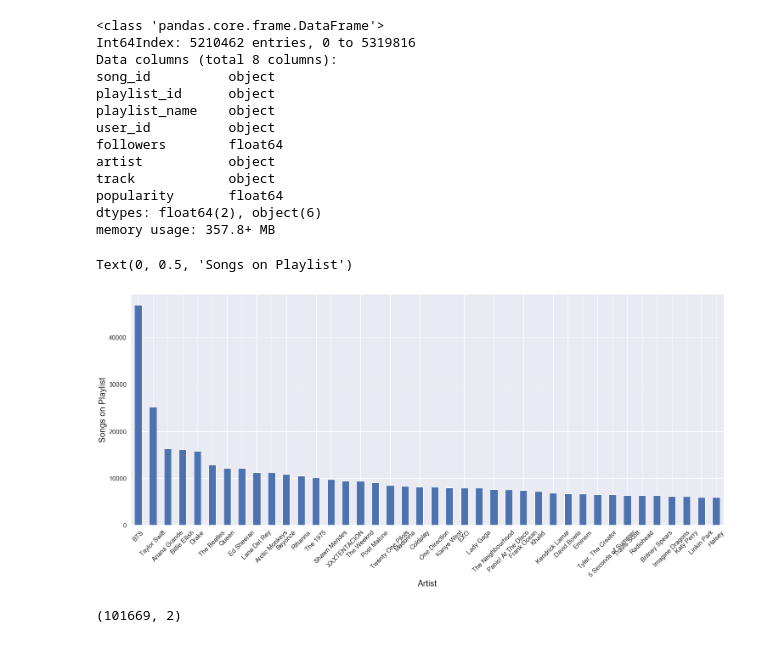
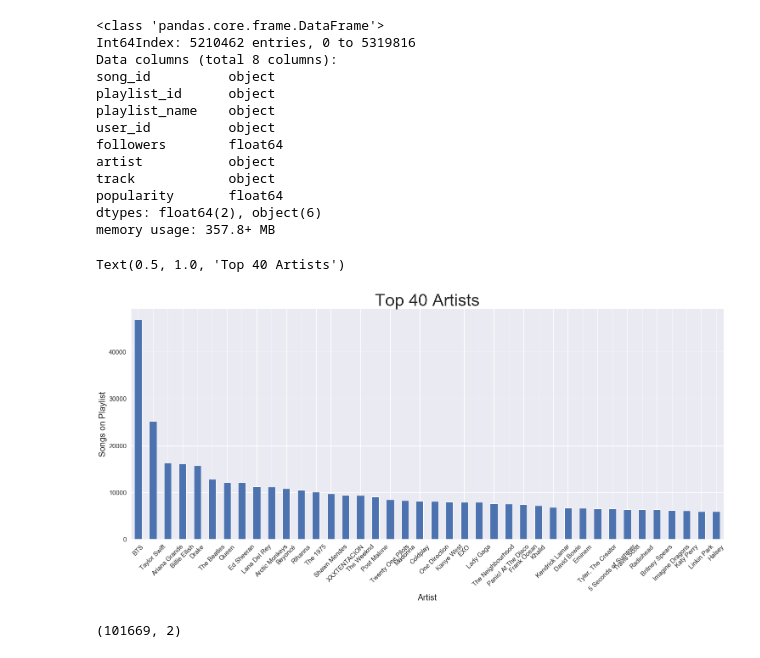
Before and after one commit to matt8955/song-vectormender, a Jupyter notebook: model.ipynb, the cells around one changed output. Saved outputs shown, nothing was run; the diff lists cells and outputs as text; code cells hidden in the pictures.

```diff
--- a/model.ipynb
+++ b/model.ipynb
@@ -16,7 +16,7 @@ warnings.filterwarnings("ignore")
 # %%
 sns.set()
 # %%
-df_playlists = pd.read_csv('full_scraped_playlists.csv')
+df_playlists = pd.read_csv('scraped_playlists.csv')
 df_playlists.drop(columns=['Unnamed: 0'], inplace=True)
 df_playlists.columns
 # %% [output]
@@ -86,10 +86,11 @@ memory usage: 357.8+ MB
 # %%
 ax = joined_df.artist.value_counts()[0:40].plot(kind='bar', figsize=(25, 10), rot=45, fontsize=15)
 ax.set_xlabel("Artist", fontsize=20)
 ax.set_ylabel("Songs on Playlist", fontsize=20)
+plt.title('Top 40 Artists', fontsize=40)
 # %% [output]
-Text(0, 0.5, 'Songs on Playlist')
+Text(0.5, 1.0, 'Top 40 Artists')
-[figure, old version]
+[figure, new version]
 # %%
 pivot_table = joined_df.pivot_table(index=['playlist_id'],
                                     values=['artist'],
```
Also changed, not shown: parts of 20 cells of this notebook, 10 other files.
